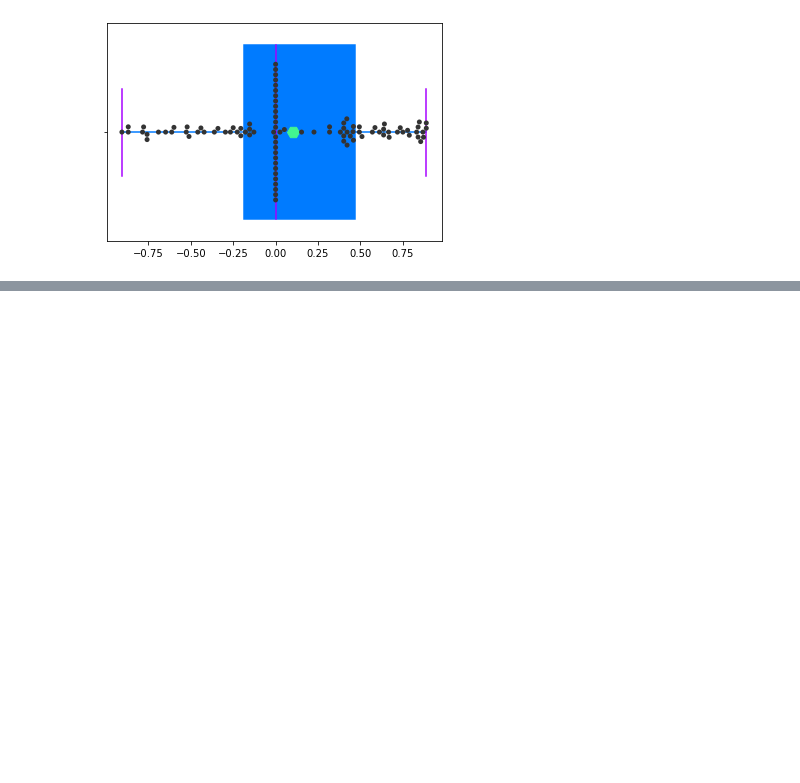
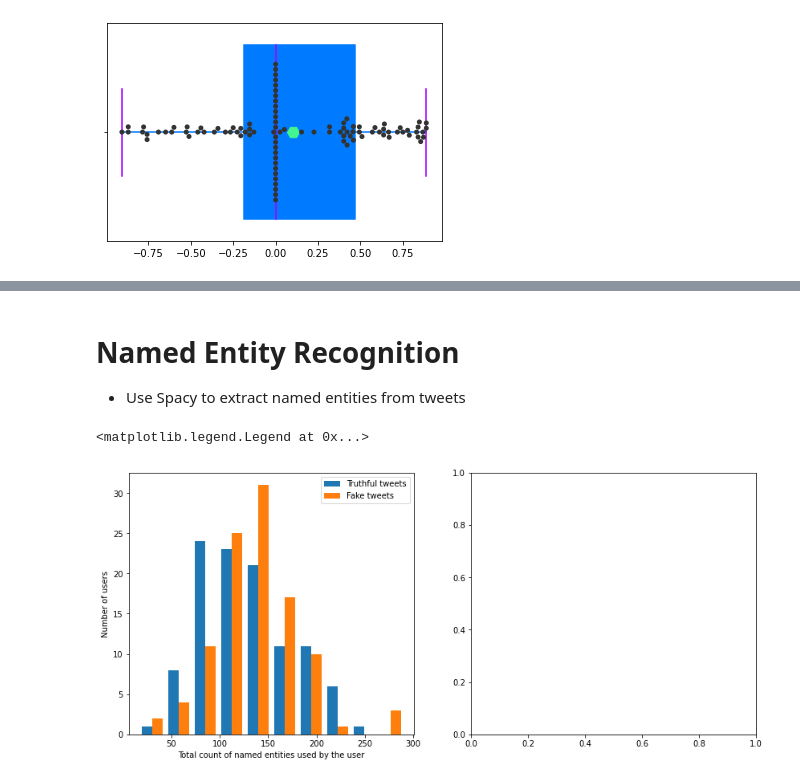
Before and after one commit to Fake-News-Profiling/fnp-models, a Jupyter notebook: classifier/investigate_dataset.ipynb, the cells around one changed output, grey strips where cells are left out. Drawn from its saved outputs; the diff is of its cells as text; code cells hidden in the pictures; blank space fills up the shorter version.

```diff
--- a/classifier/investigate_dataset.ipynb
+++ b/classifier/investigate_dataset.ipynb
@@ -48,3 +55,22 @@ data.head()
+# %%
+def clean_text(text, remove_punc=True, remove_non_print=True, remove_emojis=True,
+              remove_digits=True, remove_tags=False):
+    """ Clean text by removing certain characters (e.g. punctuation) """
+    if remove_emojis:
+        text = demoji.replace(text, "")
+
+    chars = []
+    for char in text:
+        if not ((remove_punc and char in punctuation) or
+            (remove_non_print and char not in printable) or
+            (remove_digits and char in digits)):
+            chars.append(char)
+
+    cleaned = "".join(chars)
+    if remove_tags:
+        return re.sub('#[A-Z]+#', "", cleaned)
+
+    return cleaned
 # %% [markdown]
 # Tweet lengths
 # %% [markdown]
@@ -517,0 +570,30 @@ sb.swarmplot(x=user_tweets_sent, color=".2")
+# %% [markdown]
+# Named Entity Recognition
+* Use Spacy to extract named entities from tweets
+# %%
+import spacy
+spacy_nlp = spacy.load("en_core_web_sm")
+# %%
+def extract_named_entities(data_array):
+    """ Returns Numpy array of the named entities used in each users tweets """
+    return np.asarray([
+        np.asarray([spacy_nlp(clean_text(tweet, remove_tags=True)).ents for tweet in user_tweets])
+        for user_tweets in data_array
+    ])
+# %%
+truthful_entities = extract_named_entities(data.loc[data['truth_value'] == '0'].iloc[:, 2:].values)
+fake_entities = extract_named_entities(data.loc[data['truth_value'] == '1'].iloc[:, 2:].values)
+# %%
+fig, ax = plt.subplots(ncols=2, figsize=(14, 6))
+
+truthful_entities_count = [np.sum([len(entities) for entities in user]) for user in truthful_entities]
+fake_entities_count = [np.sum([len(entities) for entities in user]) for user in fake_entities]
+
+# Uncased
+ax[0].hist((truthful_entities_count, fake_entities_count), label=("Truthful tweets", "Fake tweets"))
+ax[0].set_ylabel("Number of users")
+ax[0].set_xlabel("Total count of named entities used by the user")
+ax[0].legend()
+# %% [output]
+<matplotlib.legend.Legend at 0x...>
+[figure, added]
```
Also changed, not shown: parts of 10 cells of this notebook, 1 other file.
